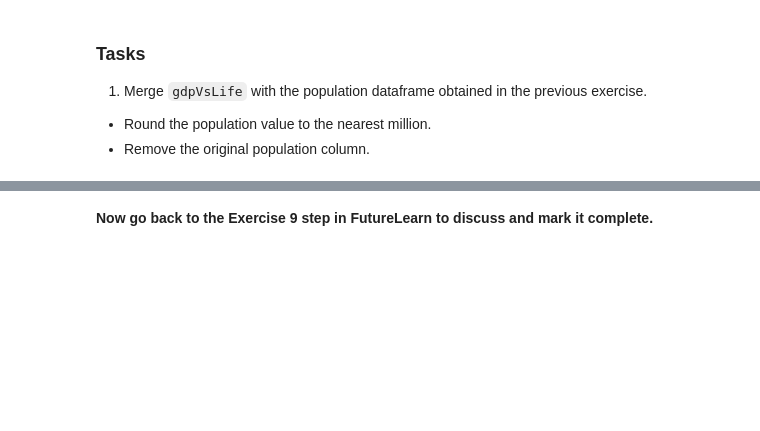
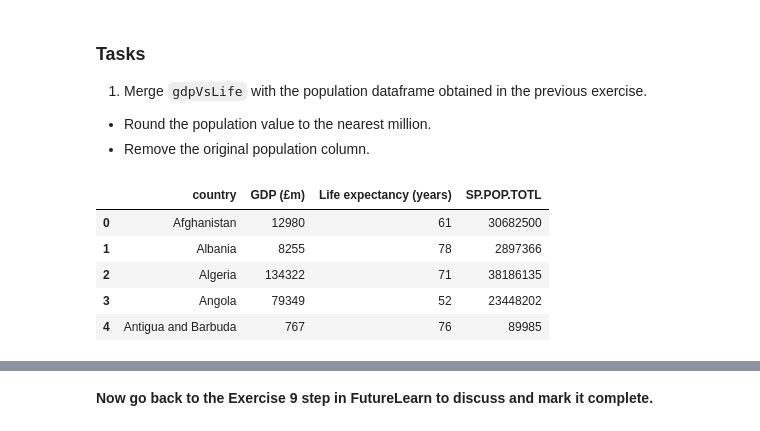
Before and after one commit to richelm/course_notes, a Jupyter notebook: ltcfda/Week_3_exercise_notebook.ipynb, the cells around one changed output, grey strips where cells are left out. Cells and saved outputs as stored; diff of their text form; code cells hidden in the pictures; blank space fills up the shorter version.

```diff
--- a/ltcfda/Week_3_exercise_notebook.ipynb
+++ b/ltcfda/Week_3_exercise_notebook.ipynb
@@ -585,3 +584,13 @@ gdpVsLife.head()
 1. Merge `gdpVsLife` with the population dataframe obtained in the previous exercise.
 - Round the population value to the nearest million.
 - Remove the original population column.
+# %%
+gdpLifePop = merge(gdpVsLife, popTotal, on=COUNTRY, how='inner')
+gdpLifePop.head()
+# %% [output]
+|  | country | GDP (£m) | Life expectancy (years) | SP.POP.TOTL |
+| 0 | Afghanistan | 12980 | 61 | 30682500 |
+| 1 | Albania | 8255 | 78 | 2897366 |
+| 2 | Algeria | 134322 | 71 | 38186135 |
+| 3 | Angola | 79349 | 52 | 23448202 |
+| 4 | Antigua and Barbuda | 767 | 76 | 89985 |
```
Also changed, not shown: parts of 4 cells of this notebook.
